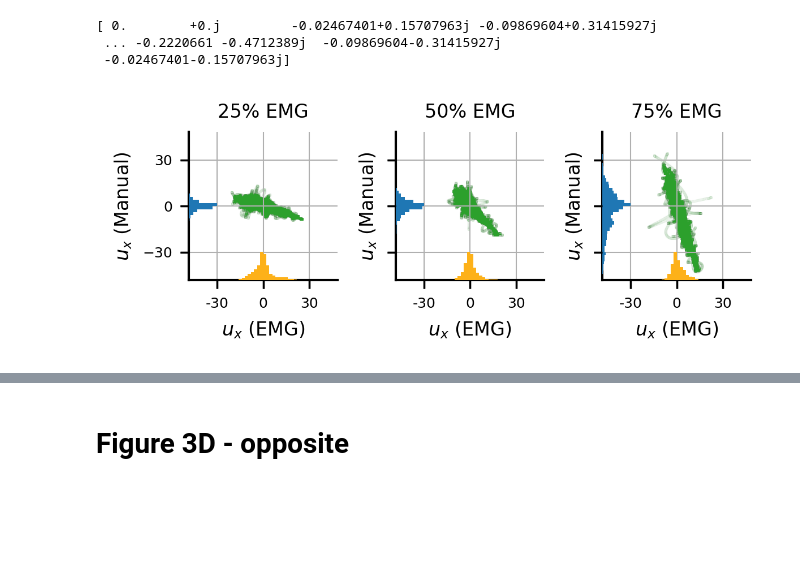
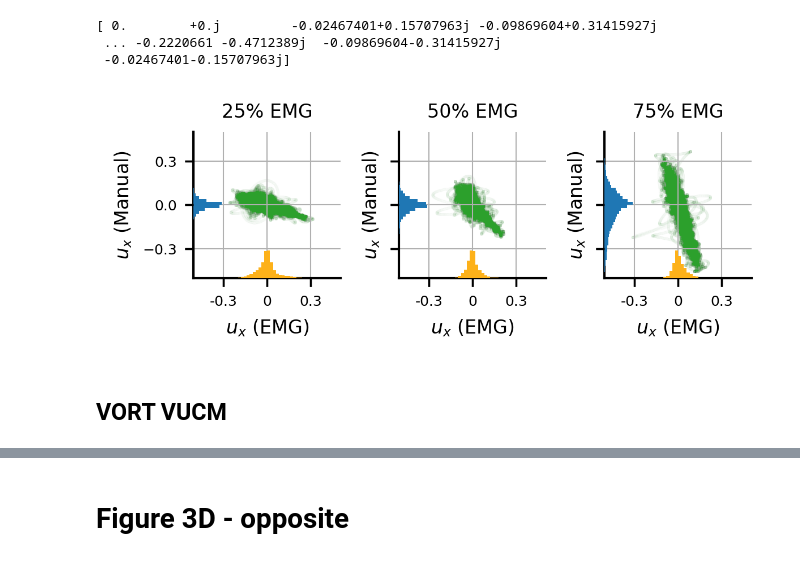
Before and after one commit to sburden-group/sensorimotor_fusion, a Jupyter notebook: analysis/Multimodal paper/20250218_performance.ipynb, the cells around one changed output, grey strips where cells are left out. Saved outputs shown, nothing was run; the diff lists cells and outputs as text; code cells hidden in the pictures; blank space fills up the shorter version.

Commit message:
figure panels

```diff
--- a/analysis/Multimodal paper/20250218_performance.ipynb
+++ b/analysis/Multimodal paper/20250218_performance.ipynb
@@ -885,8 +886,8 @@ PLOT0 = xdim_
 PLOT1 = ydim_
 titles = ['25% EMG','50% EMG','75% EMG']
 condition_order = [1,2,3]
-major_ticks = [-4,-2,0,2,4]
-major_ticks = [-30,0,30]
+# major_ticks = [-0.4,-0.2,0,0.2,0.4]
+major_ticks = [-0.3,0,0.3]
 
 # definitions for the axes
 left, width = 0,1
@@ -915,7 +916,7 @@ for j in range(3): #cols
     ax_histy.tick_params(axis="y", labelleft=False)
 
     # now determine nice limits by hand:
-    binwidth = 2
+    binwidth = 0.02
     xymax = max(np.max(np.abs(x)), np.max(np.abs(y)))
     lim = (int(xymax/binwidth) + 1) * binwidth
     bins = np.arange(-lim, lim + binwidth, binwidth)
@@ -926,31 +927,33 @@ for j in range(3): #cols
 
     # ax.set_facecolor('none')
     ax_histx.set_facecolor('none')
     ax_histy.set_facecolor('none')
 
     ax_histx.spines['top'].set_visible(False)
     ax_histx.spines['right'].set_visible(False)
     ax_histx.spines['bottom'].set_visible(False)
     ax_histx.spines['left'].set_visible(False)
     ax_histy.spines['top'].set_visible(False)
     ax_histy.spines['right'].set_visible(False)
     ax_histy.spines['bottom'].set_visible(False)
     ax_histy.spines['left'].set_visible(False)
 
     ax_histx.set(yticks=[])
     ax_histy.set(xticks=[])
     ax.set_aspect('equal')
 
     ax.set_xticks(major_ticks)
     ax.set_xticklabels(major_ticks)
 
     ax.title.set_text(titles[j])
     ax.set_xlabel(r'$u_{x}$'+' (EMG)')
     ax.set_ylabel(r'$u_{x}$'+' (Manual)')
     # axs[j].set_xlim(-50,50)
     # axs[j].set_ylim(-50,50)
 axs[0].set_yticks(major_ticks)
 plt.tight_layout()
 plt.show()
 # %% [output]
-[figure, old version]
+[figure, new version]
+# %% [markdown]
+## VORT VUCM
```
Also changed, not shown: parts of 4 cells of this notebook, 2 other files.
